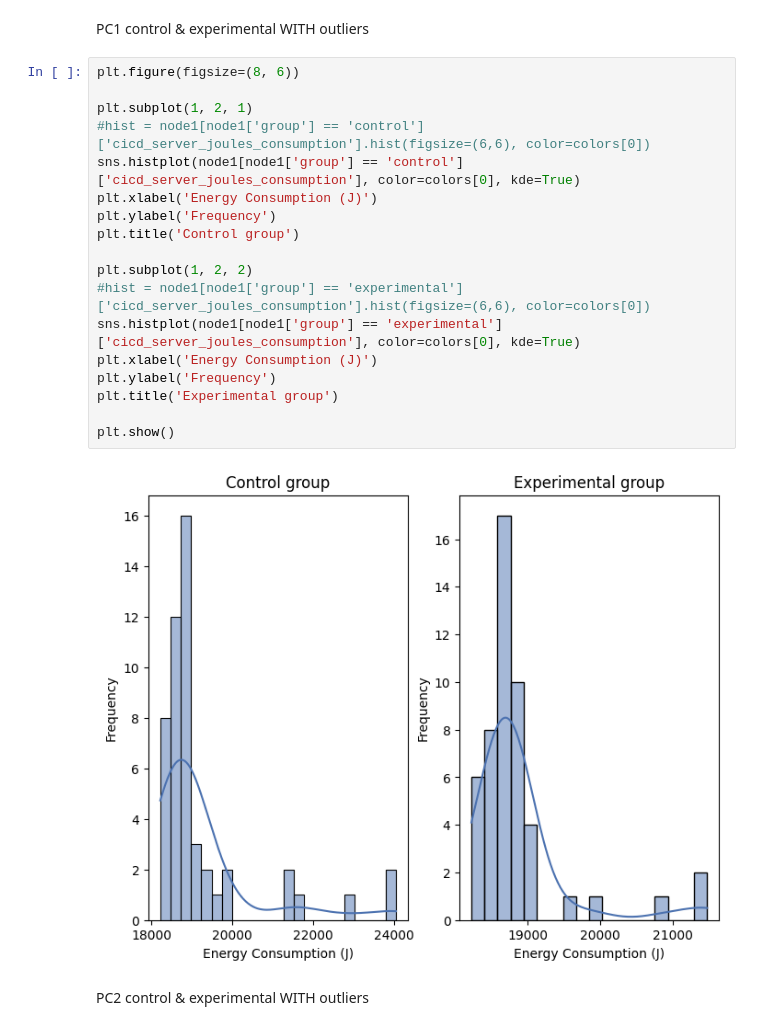
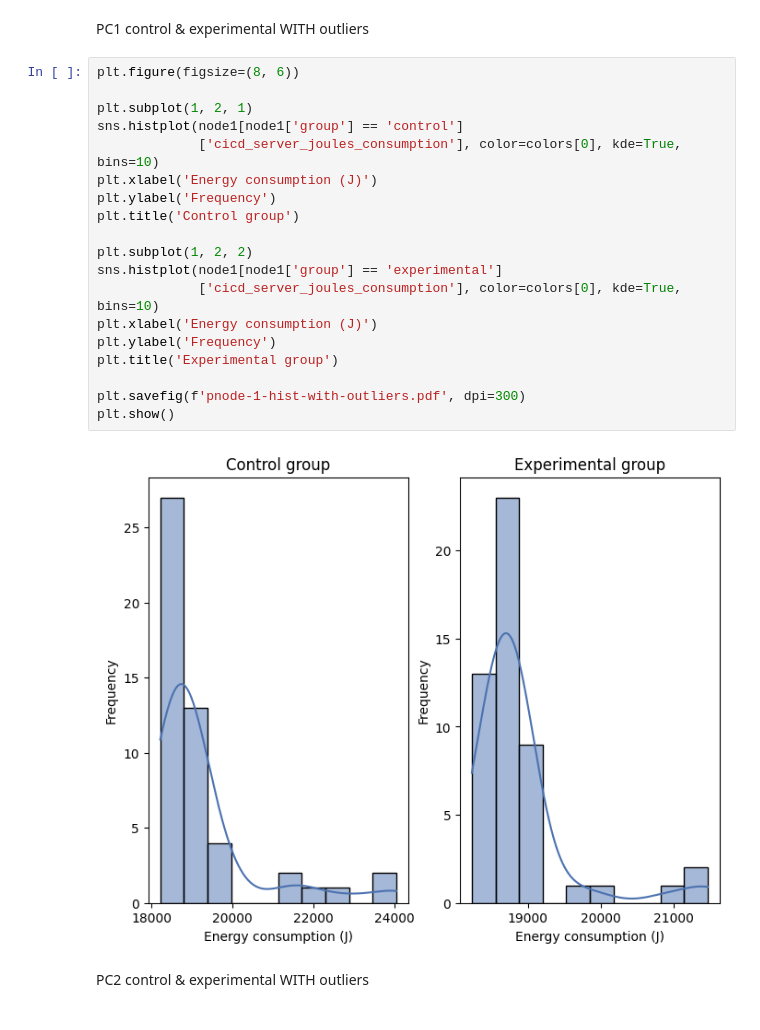
Before and after one commit to Flavio8699/ms-thesis-replication-package, a Jupyter notebook: replication-package-RQ3/Efficiency/efficiency-analysis.ipynb, the cells around one changed output. Drawn from its saved outputs; the diff is of its cells as text.

Commit message:
Update efficiency experiment analysis file

```diff
--- a/replication-package-RQ3/Efficiency/efficiency-analysis.ipynb
+++ b/replication-package-RQ3/Efficiency/efficiency-analysis.ipynb
@@ -215,23 +243,24 @@ PC1 control & experimental WITH outliers
 # %%
 plt.figure(figsize=(8, 6))
 
 plt.subplot(1, 2, 1)
-#hist = node1[node1['group'] == 'control']['cicd_server_joules_consumption'].hist(figsize=(6,6), color=colors[0])
-sns.histplot(node1[node1['group'] == 'control']['cicd_server_joules_consumption'], color=colors[0], kde=True)
-plt.xlabel('Energy Consumption (J)')
+sns.histplot(node1[node1['group'] == 'control']
+             ['cicd_server_joules_consumption'], color=colors[0], kde=True, bins=10)
+plt.xlabel('Energy consumption (J)')
 plt.ylabel('Frequency')
 plt.title('Control group')
 
 plt.subplot(1, 2, 2)
-#hist = node1[node1['group'] == 'experimental']['cicd_server_joules_consumption'].hist(figsize=(6,6), color=colors[0])
-sns.histplot(node1[node1['group'] == 'experimental']['cicd_server_joules_consumption'], color=colors[0], kde=True)
-plt.xlabel('Energy Consumption (J)')
+sns.histplot(node1[node1['group'] == 'experimental']
+             ['cicd_server_joules_consumption'], color=colors[0], kde=True, bins=10)
+plt.xlabel('Energy consumption (J)')
 plt.ylabel('Frequency')
 plt.title('Experimental group')
 
+plt.savefig(f'pnode-1-hist-with-outliers.pdf', dpi=300)
 plt.show()
 # %% [output]
-[figure, old version]
+[figure, new version]
 # %% [markdown]
 PC2 control & experimental WITH outliers
 # %%
```
Also changed, not shown: parts of 12 cells of this notebook.
